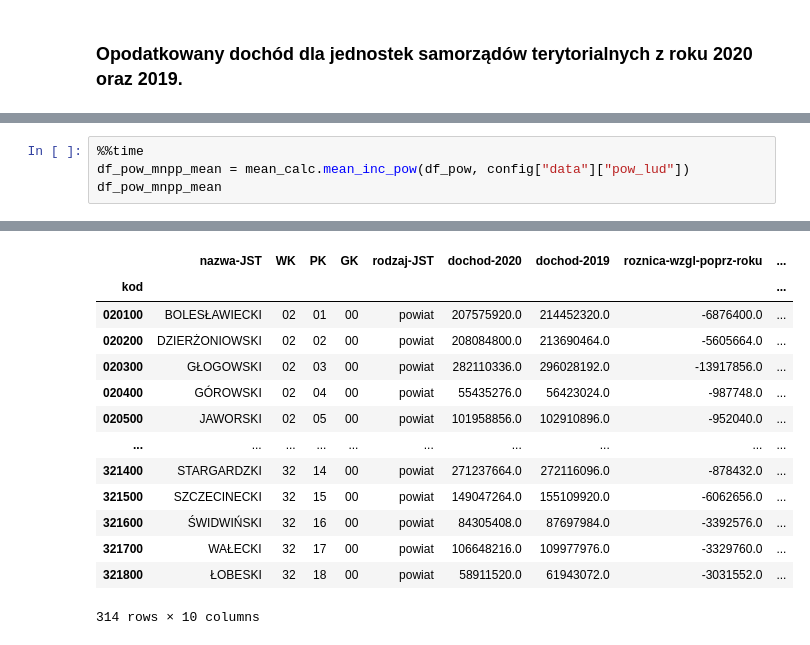
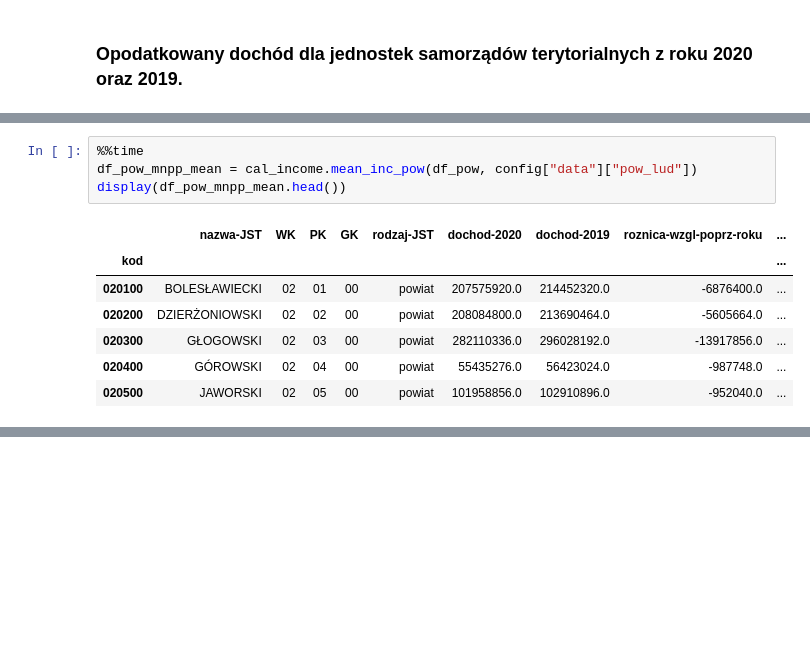
Before and after one commit to matthewmachnowski/final-assignment, a Jupyter notebook: script.ipynb, the cells around one changed output, grey strips where cells are left out. Cells and saved outputs as stored; diff of their text form; blank space fills up the shorter version.

```diff
--- a/script.ipynb
+++ b/script.ipynb
@@ -151,5 +100,12 @@ Wall time: 326 ms
 # %%
 %%time
-df_pow_mnpp_mean = mean_calc.mean_inc_pow(df_pow, config["data"]["pow_lud"])
-df_pow_mnpp_mean
+df_pow_mnpp_mean = cal_income.mean_inc_pow(df_pow, config["data"]["pow_lud"])
+display(df_pow_mnpp_mean.head())
 # %% [output]
+|  | nazwa-JST | WK | PK | GK | rodzaj-JST | dochod-2020 | dochod-2019 | roznica-wzgl-poprz-roku | ... |
+| kod |  |  |  |  |  |  |  |  | ... |
+| 020100 | BOLESŁAWIECKI | 02 | 01 | 00 | powiat | 207575920.0 | 214452320.0 | -6876400.0 | ... |
+| 020200 | DZIERŻONIOWSKI | 02 | 02 | 00 | powiat | 208084800.0 | 213690464.0 | -5605664.0 | ... |
+| 020300 | GŁOGOWSKI | 02 | 03 | 00 | powiat | 282110336.0 | 296028192.0 | -13917856.0 | ... |
+| 020400 | GÓROWSKI | 02 | 04 | 00 | powiat | 55435276.0 | 56423024.0 | -987748.0 | ... |
+| 020500 | JAWORSKI | 02 | 05 | 00 | powiat | 101958856.0 | 102910896.0 | -952040.0 | ... |
@@ -158,16 +114,2 @@ Wall time: 77.5 ms
-|  | nazwa-JST | WK | PK | GK | rodzaj-JST | dochod-2020 | dochod-2019 | roznica-wzgl-poprz-roku | ... |
-| kod |  |  |  |  |  |  |  |  | ... |
-| 020100 | BOLESŁAWIECKI | 02 | 01 | 00 | powiat | 207575920.0 | 214452320.0 | -6876400.0 | ... |
-| 020200 | DZIERŻONIOWSKI | 02 | 02 | 00 | powiat | 208084800.0 | 213690464.0 | -5605664.0 | ... |
-| 020300 | GŁOGOWSKI | 02 | 03 | 00 | powiat | 282110336.0 | 296028192.0 | -13917856.0 | ... |
-| 020400 | GÓROWSKI | 02 | 04 | 00 | powiat | 55435276.0 | 56423024.0 | -987748.0 | ... |
-| 020500 | JAWORSKI | 02 | 05 | 00 | powiat | 101958856.0 | 102910896.0 | -952040.0 | ... |
-| ... | ... | ... | ... | ... | ... | ... | ... | ... | ... |
-| 321400 | STARGARDZKI | 32 | 14 | 00 | powiat | 271237664.0 | 272116096.0 | -878432.0 | ... |
-| 321500 | SZCZECINECKI | 32 | 15 | 00 | powiat | 149047264.0 | 155109920.0 | -6062656.0 | ... |
-| 321600 | ŚWIDWIŃSKI | 32 | 16 | 00 | powiat | 84305408.0 | 87697984.0 | -3392576.0 | ... |
-| 321700 | WAŁECKI | 32 | 17 | 00 | powiat | 106648216.0 | 109977976.0 | -3329760.0 | ... |
-| 321800 | ŁOBESKI | 32 | 18 | 00 | powiat | 58911520.0 | 61943072.0 | -3031552.0 | ... |
-314 rows × 10 columns
 # %%
 %%time
```
Also changed, not shown: parts of 27 cells of this notebook.
